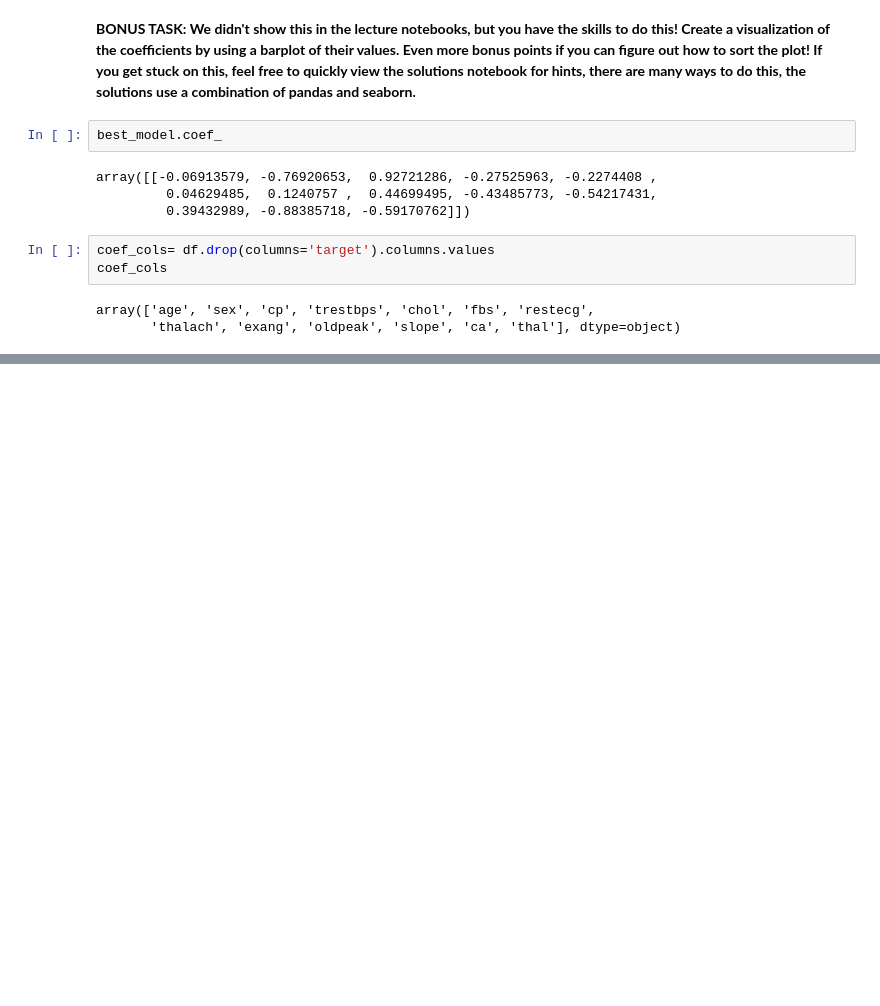
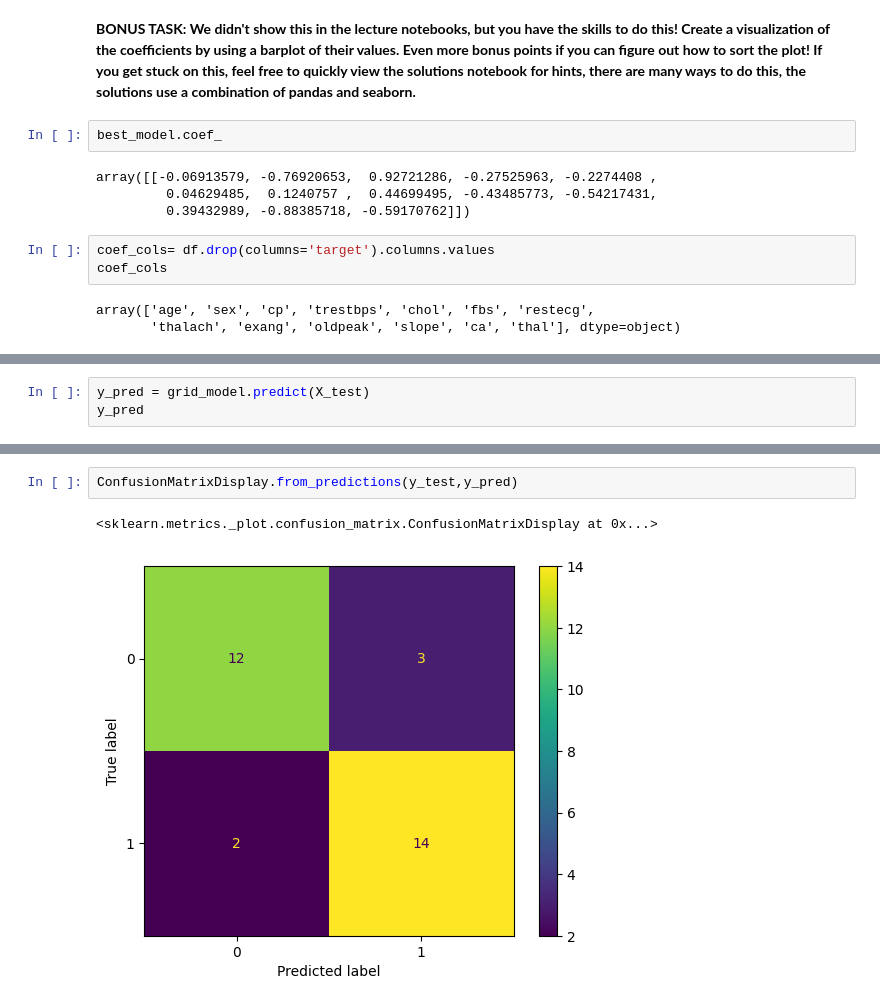
Before and after one commit to SaikatGhosh94/MachineLearningCourse, a Jupyter notebook: Hands_on_practice/logisticRegression/02_logistic_regression_project.ipynb, the cells around one changed output, grey strips where cells are left out. Saved outputs shown, nothing was run; the diff lists cells and outputs as text; blank space fills up the shorter version.

```diff
--- a/Hands_on_practice/logisticRegression/02_logistic_regression_project.ipynb
+++ b/Hands_on_practice/logisticRegression/02_logistic_regression_project.ipynb
@@ -315,0 +338,3 @@ coef_df.plot.bar()
+# %%
+y_pred = grid_model.predict(X_test)
+y_pred
@@ -315,0 +351,5 @@ coef_df.plot.bar()
+# %%
+ConfusionMatrixDisplay.from_predictions(y_test,y_pred)
+# %% [output]
+<sklearn.metrics._plot.confusion_matrix.ConfusionMatrixDisplay at 0x...>
+[figure, added]
```
Also changed, not shown: parts of 17 cells of this notebook.
